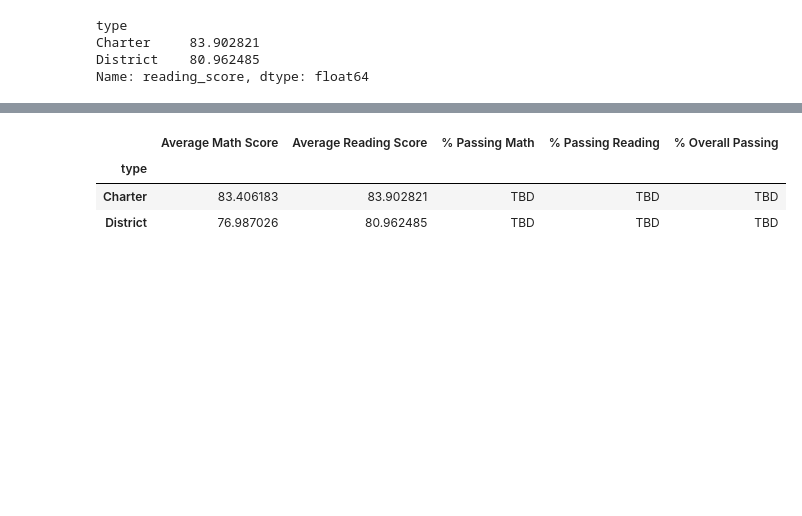
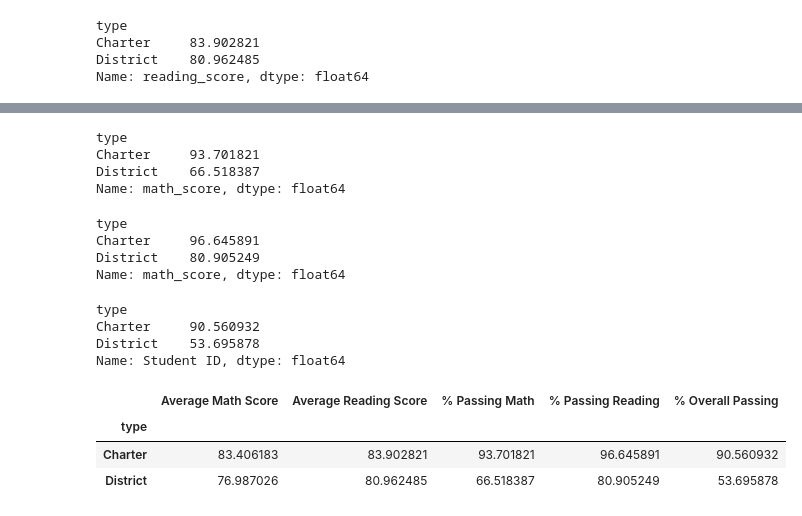
Before and after one commit to rharless99/pandas_challenge_Harless, a Jupyter notebook: PyCitySchools/PyCitySchools_Harless.ipynb, the cells around one changed output, grey strips where cells are left out. Saved outputs shown, nothing was run; the diff lists cells and outputs as text; code cells hidden in the pictures; blank space fills up the shorter version.

Commit message:
Added completed School Summary, Top and Bottom performing schools, and Score by School Type

```diff
--- a/PyCitySchools/PyCitySchools_Harless.ipynb
+++ b/PyCitySchools/PyCitySchools_Harless.ipynb
@@ -488,3 +613,6 @@ type
 Charter     83.902821
 District    80.962485
 Name: reading_score, dtype: float64
+# %%
+SummaryType = by_school_type.count()
+SummaryType
@@ -491,15 +624,60 @@ Name: reading_score, dtype: float64
+# %%
+type_passing_math = school_data_complete[(school_data_complete["math_score"]>=70)]
+type_passing_math
+type_school_passing_math = type_passing_math.groupby(["type"]).count()
+type_school_passing_math
+
+
+PassMathType = (type_school_passing_math/SummaryType)*100
+PassM = PassMathType["math_score"]
+PassM
+# %% [output]
+type
+Charter     93.701821
+District    66.518387
+Name: math_score, dtype: float64
+# %%
+type_passing_reading = school_data_complete[(school_data_complete["reading_score"]>=70)]
+type_passing_reading
+type_school_passing_reading = type_passing_reading.groupby(["type"]).count()
+type_school_passing_reading
+
+
+PassReadingType = (type_school_passing_reading/SummaryType)*100
+PassR = PassReadingType["math_score"]
+PassR
+# %% [output]
+type
+Charter     96.645891
+District    80.905249
+Name: math_score, dtype: float64
+# %%
+type_passing_both = school_data_complete[(school_data_complete["reading_score"]>=70) &(school_data_complete["math_score"]>=70)]
+type_passing_both
+type_school_passing_both = type_passing_both.groupby(["type"]).count()
+type_school_passing_both
+
+
+PassBothType = (type_school_passing_both/SummaryType)*100
+PassBoth = PassBothType["Student ID"]
+PassBoth
+# %% [output]
+type
+Charter     90.560932
+District    53.695878
+Name: Student ID, dtype: float64
 # %%
 Scores_by_SchoolType_df = pd.DataFrame({
         "Average Math Score": ave_math_type,
         "Average Reading Score": ave_reading_type,
-        "% Passing Math" : "TBD",
-        "% Passing Reading" : "TBD",
-        "% Overall Passing" : "TBD"
+        "% Passing Math" : PassM,
+        "% Passing Reading" : PassR,
+        "% Overall Passing" : PassBoth
 
 })
 Scores_by_SchoolType_df
 # %% [output]
 |  | Average Math Score | Average Reading Score | % Passing Math | % Passing Reading | % Overall Passing |
 | type |  |  |  |  |  |
-| Charter | 83.406183 | 83.902821 | TBD | TBD | TBD |
-| District | 76.987026 | 80.962485 | TBD | TBD | TBD |
+| Charter | 83.406183 | 83.902821 | 93.701821 | 96.645891 | 90.560932 |
+| District | 76.987026 | 80.962485 | 66.518387 | 80.905249 | 53.695878 |
```
Also changed, not shown: parts of 14 cells of this notebook.
